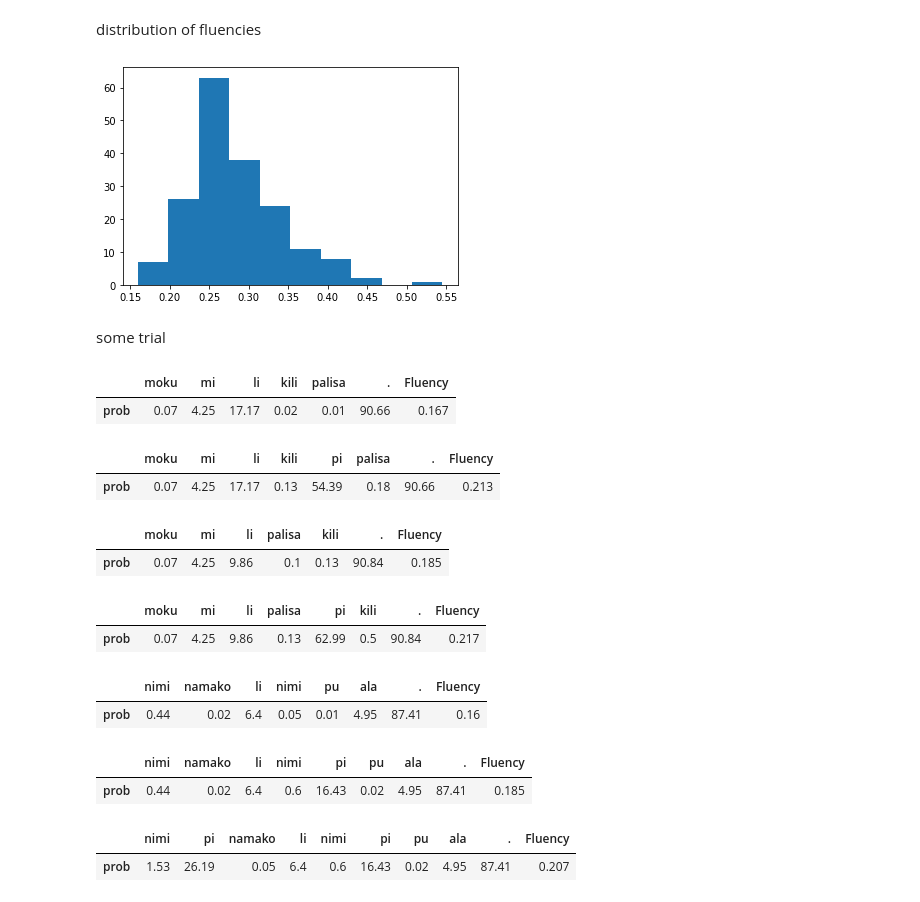
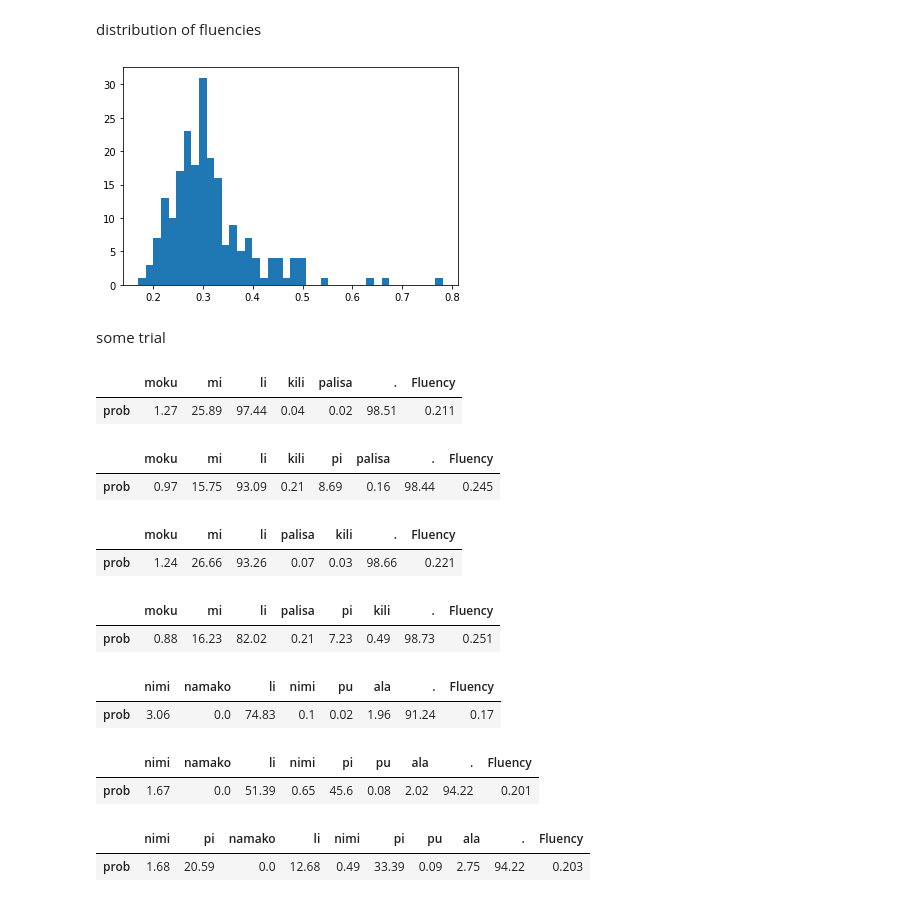
Before and after one commit to nymwa/Toki-Pona-1000-Sentences-Corpus, a Jupyter notebook: fluency.ipynb, the cells around one changed output. Drawn from its saved outputs; the diff is of its cells as text; code cells hidden in the pictures.

```diff
--- a/fluency.ipynb
+++ b/fluency.ipynb
@@ -41,7 +42,7 @@ def word_to_id(word):
     else:
         assert mopu
 # %%
-model = PonaLM(len(words))
-model.load_state_dict(torch.load('../../../ponaLM/lm.model', map_location='cpu'))
+model = Ponansformer(len(words),64,32,4,0)
+model.load_state_dict(torch.load('../../../ponansformer/lm.model', map_location='cpu'))
 model.eval()
 # %% [output]
@@ -58,17 +67,21 @@ PonaLM(
 code for evaluation
 # %%
 # Negotive Log Likelihhod
-def NLL(sent):
-    sent = [word_to_id(w) for w in sent]
-    pred = model(torch.tensor([[0,0] + sent]), torch.tensor([[0,0] + sent[::-1]]))
-    return [-p[w].item() for p,w in zip(pred[1:-1], sent)]
+def NLL(raw):
+    raw = [0] + raw + [0]
+    x = torch.tensor((np.tile(raw,(len(raw),1)) * (np.eye(len(raw))==0) + np.eye(len(raw)))).long()
+    x = torch.stack([v[i] for i,v in enumerate(model(x))])
+    lst = [-ten[pos].item() for pos, ten in zip(raw, x.detach().numpy())]
+    return lst[1:-1]
 
 # evaluate the score of sentences
-def evaluate(sent):
-    nlls = NLL(sent)
+def evaluate(sent, show=True):
+    nlls = NLL([word_to_id(w) for w in sent])
     prob = [round(np.exp(-l)*100,2) for l in nlls] # probability = exp(-NLL)
     fluency = round(1/(1+np.mean(nlls)),3)         # fluency = 1 / (1 + ave(all NLL))
-    display(pd.DataFrame([prob + [fluency]], index=['prob'], columns=sent + ['Fluency']))
+    if show:
+        display(pd.DataFrame([prob + [fluency]], index=['prob'], columns=sent + ['Fluency']))
+    return fluency
 # %% [markdown]
 load corpus
 # %%
@@ -78,14 +91,3 @@ sents[0]
 ['mi', 'jan', 'Alito', '.']
 # %% [markdown]
 evaluate fluency of each sentence
-# %%
-scores = []
-for i, sent in enumerate(sents):
-    tokens = [word_to_id(w) for w in sent]
-    prediction = model(torch.tensor([[0,0] + tokens]), torch.tensor([[0,0] + tokens[::-1]]))
-    NLLs = [-p[word_to_id(w)].item() for p,w in zip(prediction[1:-1], sent)]
-    probabilities = [round(np.exp(-nll)*100,2) for nll in NLLs]
-    fluency = round(1/(1+np.mean(NLLs)),3)
-    scores += [fluency]
-    print('#{:04}'.format(i+1))
-    display(pd.DataFrame([probabilities + [fluency]], index=['prob'], columns=sent + ['Fluency']))
@@ -111,0 +94,6 @@ for i, sent in enumerate(sents):
+# %%
+scores = []
+for i, sent in enumerate(sents):
+    print('#{:04}'.format(i+1))
+    fluency = round(evaluate(sent,True),3)
+    scores += [fluency]
@@ -112,10 +120,10 @@ for i, sent in enumerate(sents):
 # %% [markdown]
 distribution of fluencies
 # %%
-plt.hist([score for score in scores])
+plt.hist([score for score in scores], bins=40)
 plt.show()
 # %% [output]
-[figure, old version]
+[figure, new version]
 # %% [markdown]
 some trial
 # %%
@@ -126,23 +134,25 @@ evaluate(tokenize('moku mi li kili palisa.'))
 evaluate(tokenize('moku mi li kili pi palisa.'))
 evaluate(tokenize('moku mi li palisa kili.'))
 evaluate(tokenize('moku mi li palisa pi kili.'))
+None
 # %% [output]
 |  | moku | mi | li | kili | palisa | . | Fluency |
-| prob | 0.07 | 4.25 | 17.17 | 0.02 | 0.01 | 90.66 | 0.167 |
+| prob | 1.27 | 25.89 | 97.44 | 0.04 | 0.02 | 98.51 | 0.211 |
 |  | moku | mi | li | kili | pi | palisa | . | Fluency |
-| prob | 0.07 | 4.25 | 17.17 | 0.13 | 54.39 | 0.18 | 90.66 | 0.213 |
+| prob | 0.97 | 15.75 | 93.09 | 0.21 | 8.69 | 0.16 | 98.44 | 0.245 |
 |  | moku | mi | li | palisa | kili | . | Fluency |
-| prob | 0.07 | 4.25 | 9.86 | 0.1 | 0.13 | 90.84 | 0.185 |
+| prob | 1.24 | 26.66 | 93.26 | 0.07 | 0.03 | 98.66 | 0.221 |
 |  | moku | mi | li | palisa | pi | kili | . | Fluency |
-| prob | 0.07 | 4.25 | 9.86 | 0.13 | 62.99 | 0.5 | 90.84 | 0.217 |
+| prob | 0.88 | 16.23 | 82.02 | 0.21 | 7.23 | 0.49 | 98.73 | 0.251 |
 # %%
-evaluate(tokenize('nimi namako li nimi pu ala.'))
-evaluate(tokenize('nimi namako li nimi pi pu ala.'))
-evaluate(tokenize('nimi pi namako li nimi pi pu ala.'))
+evaluate(tokenize('nimi namako li nimi pu ala.'), True)
+evaluate(tokenize('nimi namako li nimi pi pu ala.'), True)
+evaluate(tokenize('nimi pi namako li nimi pi pu ala.'), True)
+None
 # %% [output]
 |  | nimi | namako | li | nimi | pu | ala | . | Fluency |
-| prob | 0.44 | 0.02 | 6.4 | 0.05 | 0.01 | 4.95 | 87.41 | 0.16 |
+| prob | 3.06 | 0.0 | 74.83 | 0.1 | 0.02 | 1.96 | 91.24 | 0.17 |
 |  | nimi | namako | li | nimi | pi | pu | ala | . | Fluency |
-| prob | 0.44 | 0.02 | 6.4 | 0.6 | 16.43 | 0.02 | 4.95 | 87.41 | 0.185 |
+| prob | 1.67 | 0.0 | 51.39 | 0.65 | 45.6 | 0.08 | 2.02 | 94.22 | 0.201 |
 |  | nimi | pi | namako | li | nimi | pi | pu | ala | . | Fluency |
-| prob | 1.53 | 26.19 | 0.05 | 6.4 | 0.6 | 16.43 | 0.02 | 4.95 | 87.41 | 0.207 |
+| prob | 1.68 | 20.59 | 0.0 | 12.68 | 0.49 | 33.39 | 0.09 | 2.75 | 94.22 | 0.203 |
```
Also changed, not shown: parts of 5 cells of this notebook, 1 other file.
